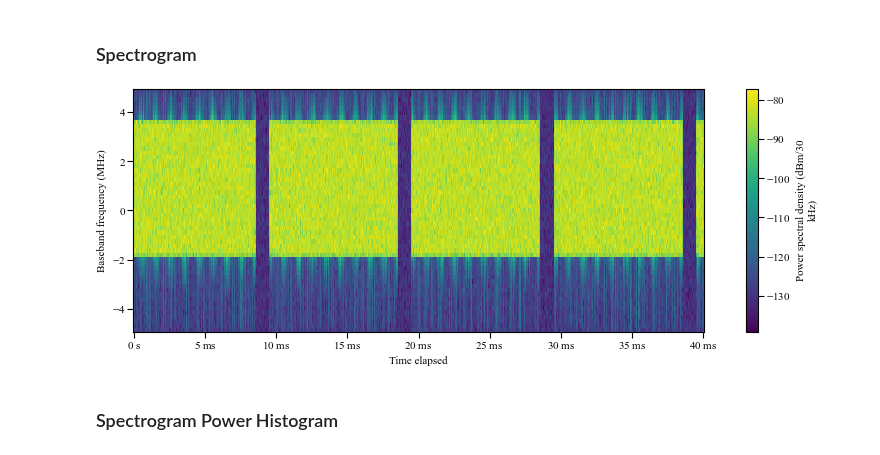
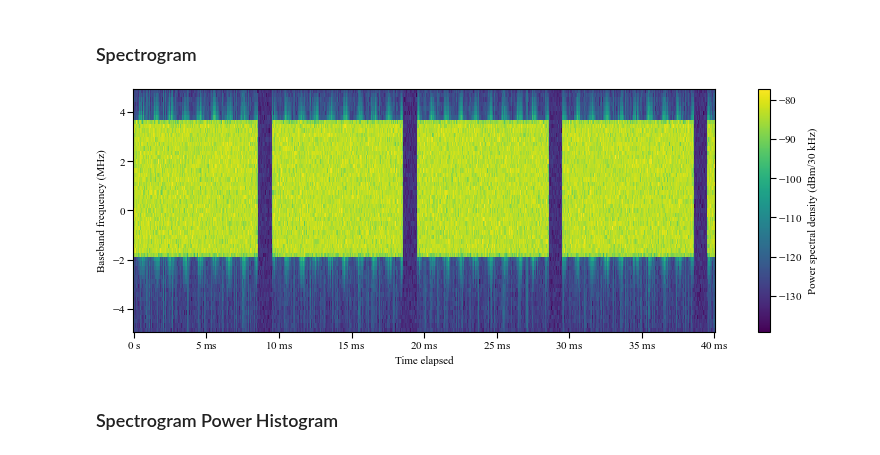
Before and after one commit to usnistgov/striqt, a Jupyter notebook: notebooks/demo_cmw500.ipynb, the cells around one changed output. Cells and saved outputs as stored; diff of their text form; code cells hidden in the pictures.

Commit message:
support colorbar in label_axis

```diff
--- a/notebooks/demo_cmw500.ipynb
+++ b/notebooks/demo_cmw500.ipynb
@@ -148,9 +148,11 @@ spectrogram = channel_analysis.spectrogram(
 # %%
 spectrogram.sel(spectrogram_time=slice(0,40e-3)).T.plot()
 figures.label_axis('y', spectrogram.spectrogram_baseband_frequency, tick_units=False)
 figures.label_axis('x', spectrogram.spectrogram_time)
+figures.label_axis('colorbar', spectrogram, tick_units=False)
+fig = plt.gcf()
 # %% [output]
-[figure, old version]
+[figure, new version]
 # %% [markdown]
 ### Spectrogram Power Histogram
 # %%
```
Also changed, not shown: parts of 2 cells of this notebook, 1 other file.
